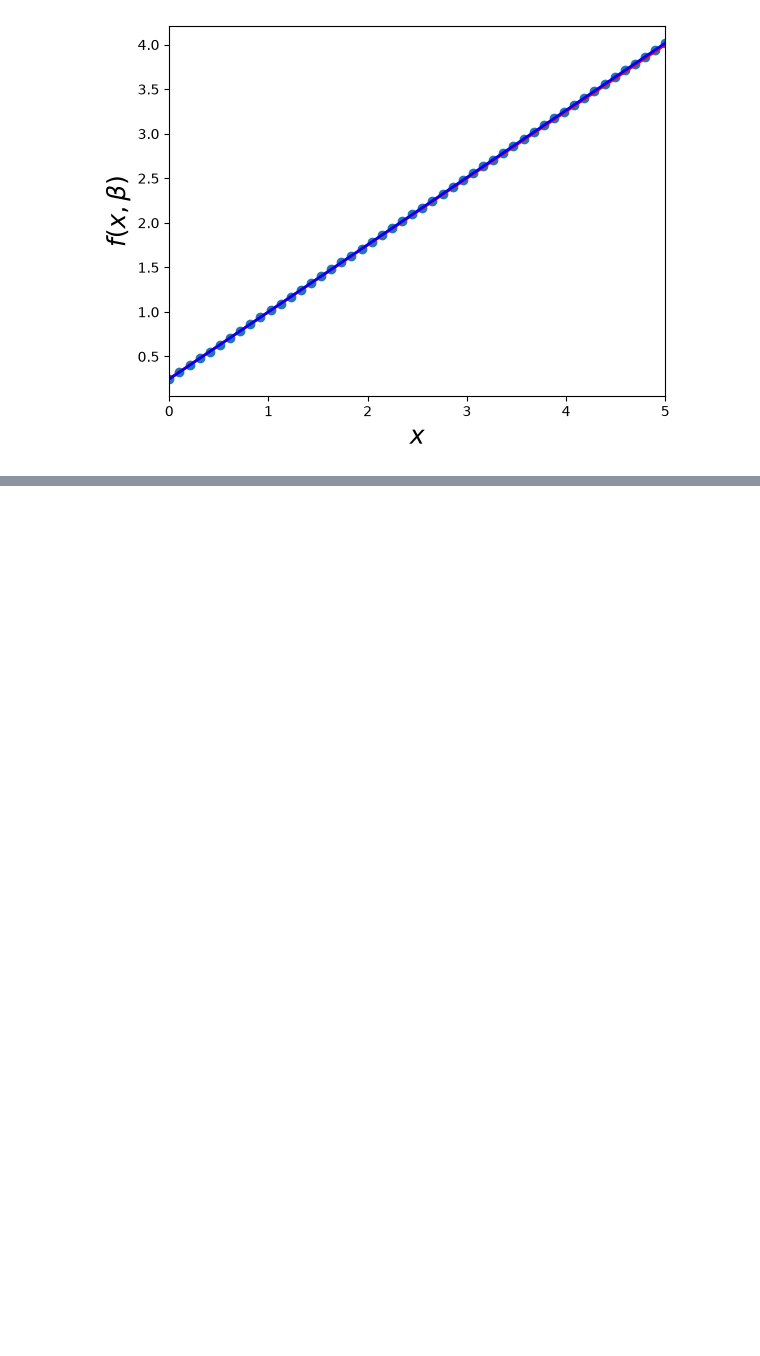
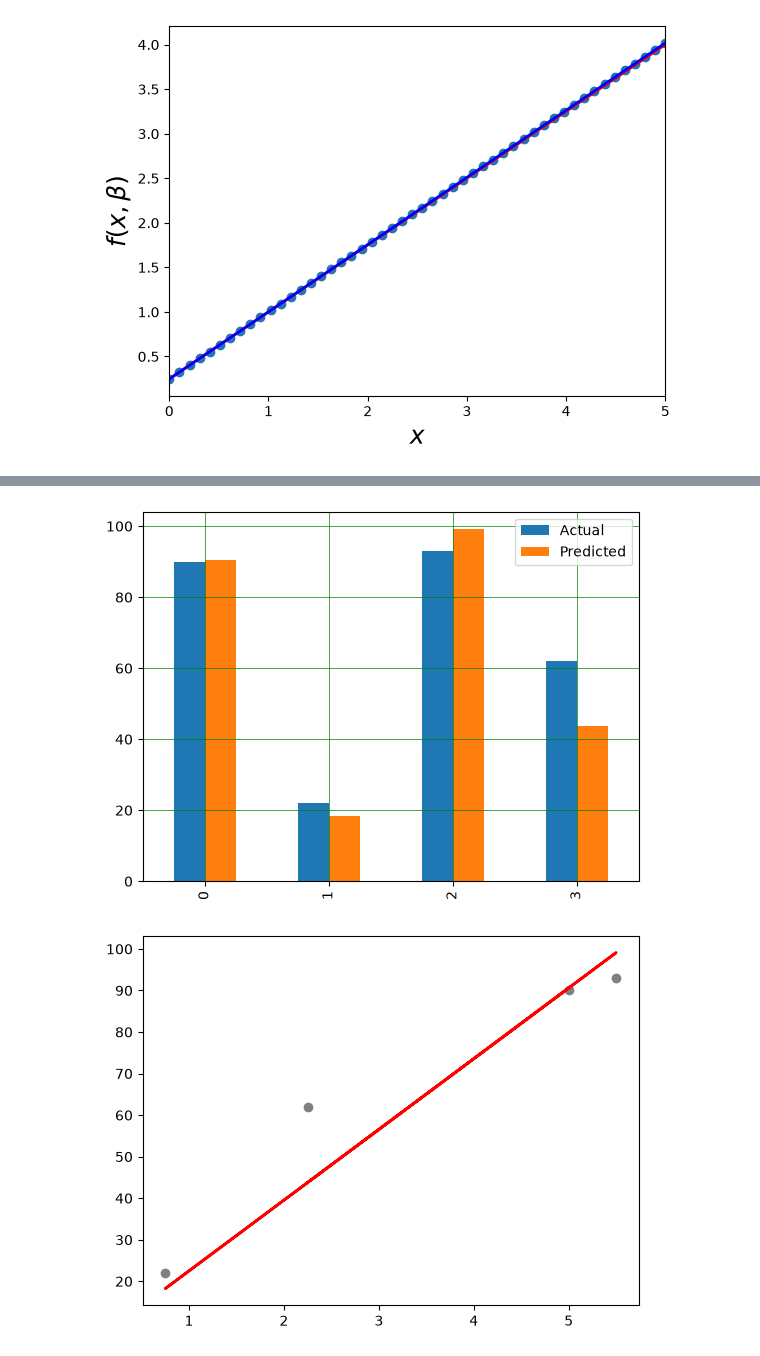
Before and after one commit to freemax-0602/ML, a Jupyter notebook: workbook-4/workbook-4.ipynb, the cells around one changed output, grey strips where cells are left out. Cells and saved outputs as stored; diff of their text form; code cells hidden in the pictures; blank space fills up the shorter version.

```diff
--- a/workbook-4/workbook-4.ipynb
+++ b/workbook-4/workbook-4.ipynb
@@ -422,0 +487,13 @@ if __name__ == '__main__':
+# %%
+X = dataset.iloc[:, :-1].values
+Y = dataset.iloc[:, 1].values
+print(X)
+print(Y)
+# Теперь, когда у нас есть атрибуты и метки, необходимо разделить их на обучающий и тестовые набора
+# Приведенный фрагмент разделяет 80% на обучающий набор, а 20% данных = на набор тестов
+X_train, X_test, y_train, y_test = train_test_split(X, Y, test_size=0.2, random_state=0)
+regressor = LinearRegression()
+regressor.fit(X_train, y_train)
+# приведем получившиеся коэффиценты для линии регрессии
+print(regressor.intercept_)
+print(regressor.coef_)
@@ -422,0 +520,14 @@ if __name__ == '__main__':
+# %%
+y_pred = regressor.predict(X_test)
+# сравним фактические значения с прогнозируемыми
+df = pd.DataFrame({'Actual': y_test, 'Predicted': y_pred})
+df.plot(kind='bar')
+plt.grid(which='major', linestyle='-', linewidth='0.5',color='green')
+plt.grid(which='minor', linestyle=':', linewidth='0.5', color='black')
+plt.show()
+plt.scatter(X_test, y_test, color='gray')
+plt.plot(X_test, y_pred, color='red', linewidth=2)
+plt.show(0)
+# %% [output]
+[figure, added]
+[figure, added]
```
Also changed, not shown: parts of 21 cells of this notebook.
